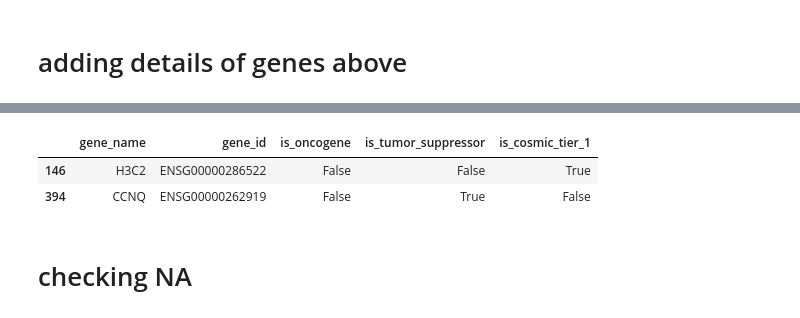
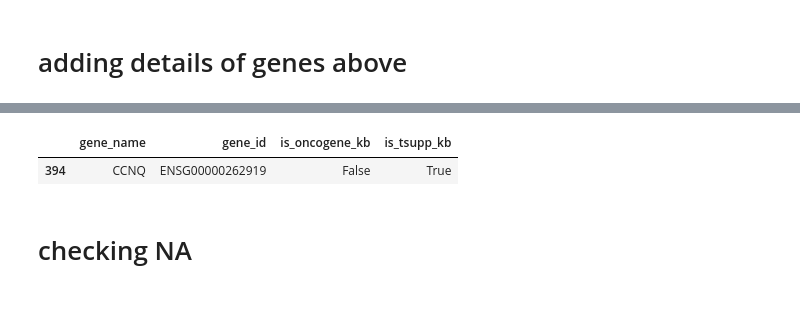
Before and after one commit to TasbasMN/mirscribe-vcf, a Jupyter notebook: data/db/genes.ipynb, the cells around one changed output, grey strips where cells are left out. Drawn from its saved outputs; the diff is of its cells as text; code cells hidden in the pictures.

```diff
--- a/data/db/genes.ipynb
+++ b/data/db/genes.ipynb
@@ -8,6 +8,7 @@ import pandas as pd
 import numpy as np
 # db engine
 engine = create_engine('sqlite:///data/db/mirscribe.db')
+pd.set_option('future.no_silent_downcasting', True)
 
 # pyensembl db engine
 pyensembl = create_engine('sqlite:////home/nazif/.cache/pyensembl/GRCh37/ensembl75/Homo_sapiens.GRCh37.75.gtf.db')
@@ -158,11 +138,11 @@ dtype: int64
 # %% [markdown]
 # adding oncokb data
 # %%
-kb = pd.read_csv("data/oncokb/oncokb.csv")
-kb = kb.rename(columns={"gene_symbol": "gene_name", "ensembl_gene_id": "gene_id", "is_oncogene": "is_oncogene", "is_tumor_suppressor": "is_tumor_suppressor", "is_cosmic_tier_1": "is_cosmic_tier_1"})
+kb = pd.read_csv("data/oncokb/oncokb.csv", usecols=["gene_symbol", "ensembl_gene_id", "is_oncogene", "is_tumor_suppressor"])
+kb = kb.rename(columns={"gene_symbol": "gene_name", "ensembl_gene_id": "gene_id", "is_oncogene": "is_oncogene_kb", "is_tumor_suppressor": "is_tsupp_kb"})
 
 # drop columns where all bool values are false
-cols = ["is_oncogene", "is_tumor_suppressor", "is_cosmic_tier_1"]
+cols = ["is_oncogene_kb", "is_tsupp_kb"]
 kb = kb[~(kb[cols] == False).all(axis=1)]
 
 kb.head()
@@ -270,7 +225,6 @@ df.loc[df.gene_name == 'NCOA4', 'is_cosmic_tier_1'] = True
 # %%
-kb[kb.gene_name.isin(['CCNQ',"H3C2"])]
+kb[kb.gene_name == "CCNQ"]
 # %% [output]
-|  | gene_name | gene_id | is_oncogene | is_tumor_suppressor | is_cosmic_tier_1 |
-| 146 | H3C2 | ENSG00000286522 | False | False | True |
-| 394 | CCNQ | ENSG00000262919 | False | True | False |
+|  | gene_name | gene_id | is_oncogene_kb | is_tsupp_kb |
+| 394 | CCNQ | ENSG00000262919 | False | True |
 # %%
```
Also changed, not shown: parts of 36 cells of this notebook, 33 other files.
